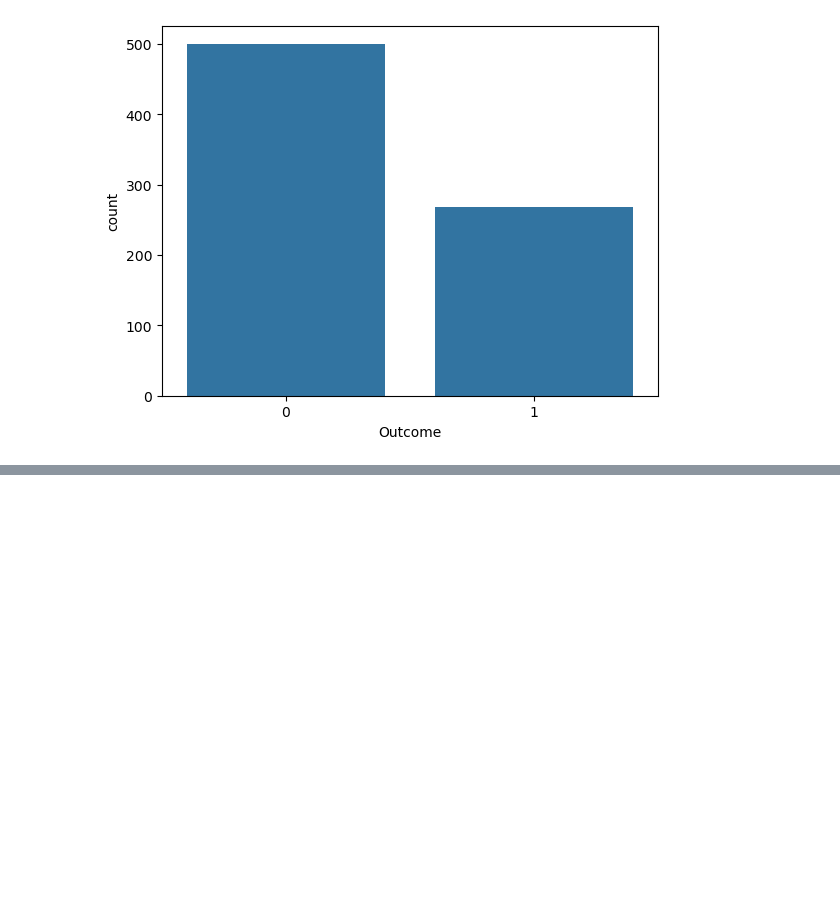
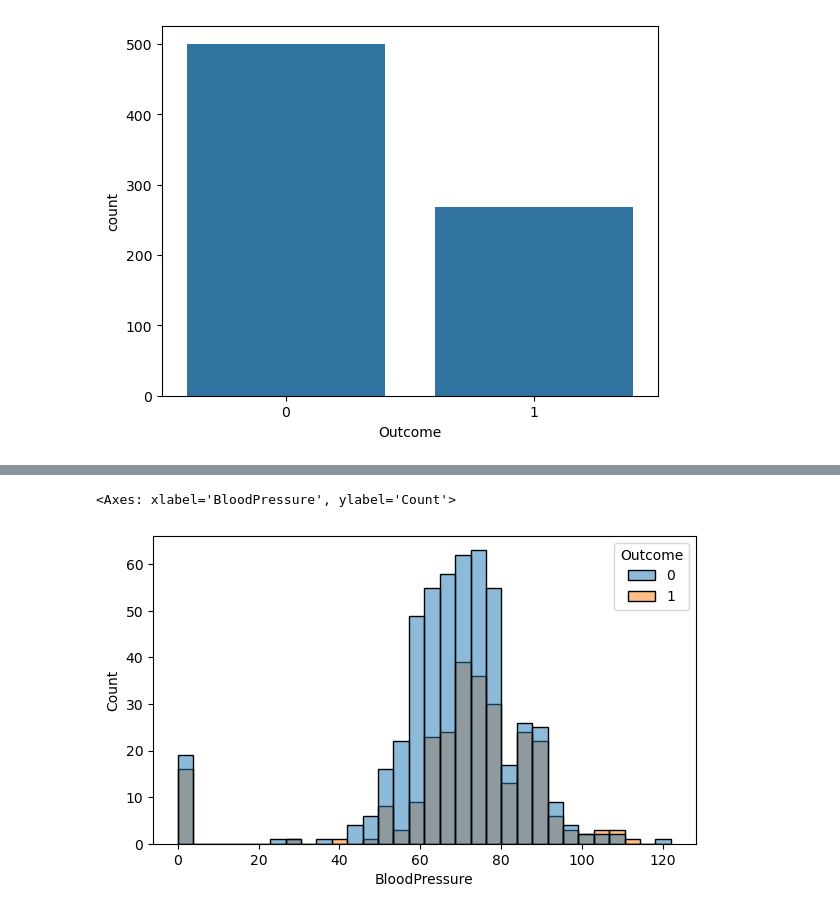
Before and after one commit to Arshiyatabassun/numpylmsrecordingDatamites, a Jupyter notebook: Logistic Regression.ipynb, the cells around one changed output, grey strips where cells are left out. Saved outputs shown, nothing was run; the diff lists cells and outputs as text; code cells hidden in the pictures; blank space fills up the shorter version.

```diff
--- a/Logistic Regression.ipynb
+++ b/Logistic Regression.ipynb
@@ -145,0 +187,7 @@ sns.countplot(x=data.Outcome)
+# %%
+#Analye the relationship between BP and diabetes
+plt.figure(figsize=(7,4))
+sns.histplot(data=data,x='BloodPressure',hue='Outcome')
+# %% [output]
+<Axes: xlabel='BloodPressure', ylabel='Count'>
+[figure, added]
```
Also changed, not shown: parts of 10 cells of this notebook.
